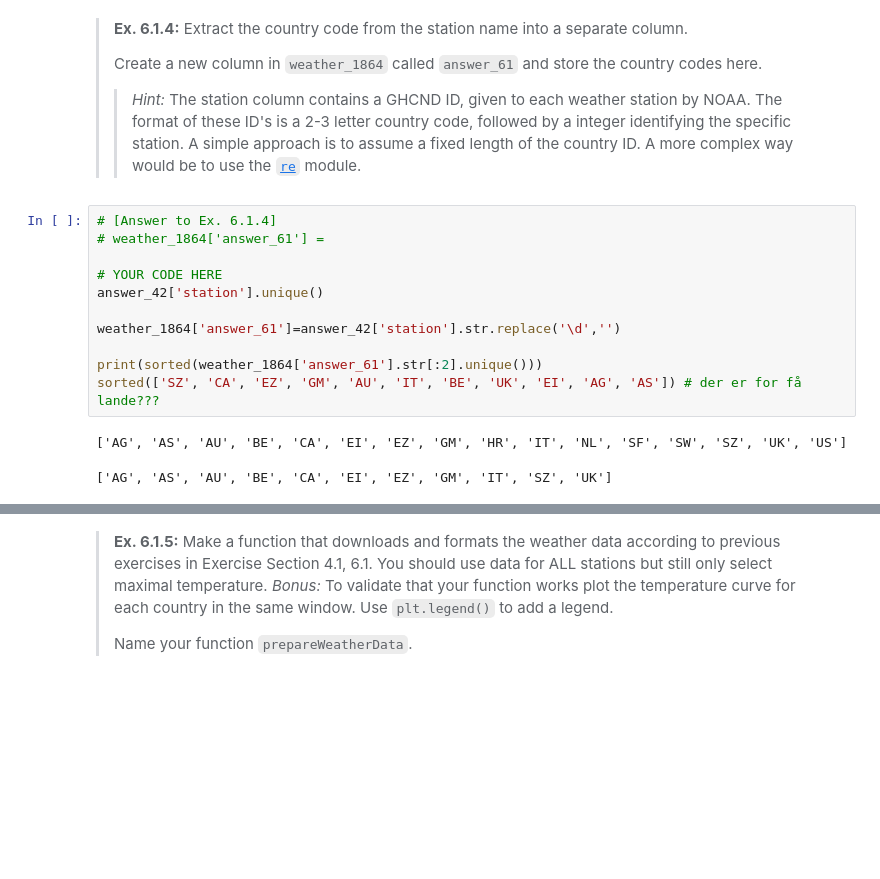
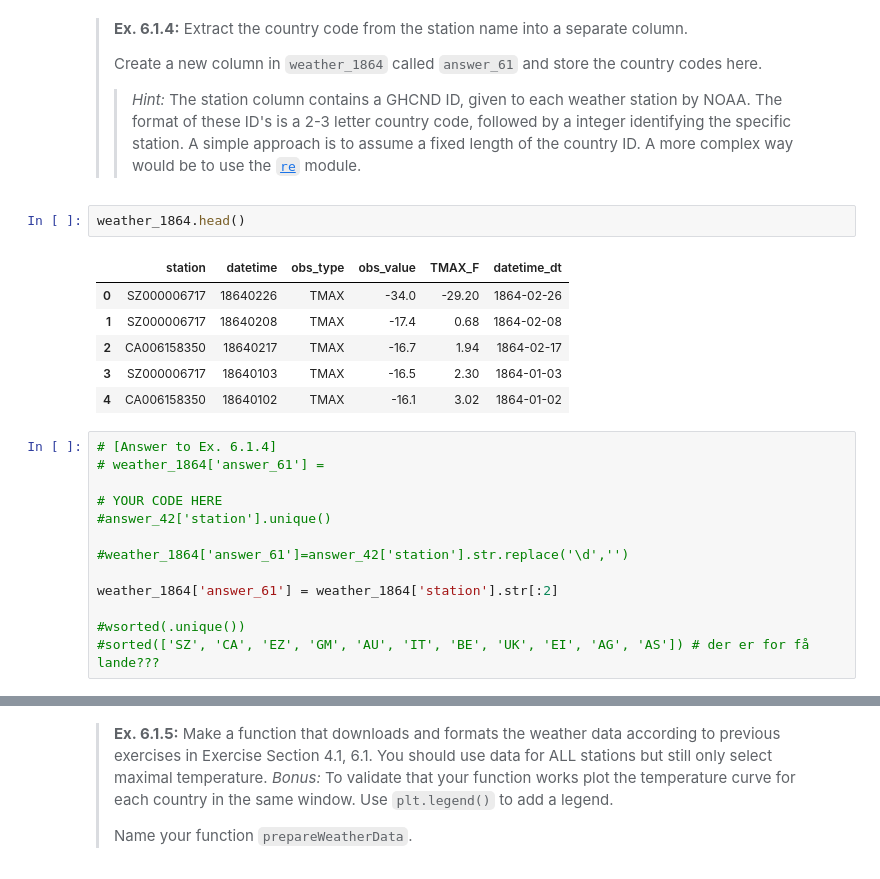
Before and after one commit to tnv875/Group18-NoTeeth, a Jupyter notebook: assignment1/assignment_1.ipynb, the cells around one changed output, grey strips where cells are left out. Drawn from its saved outputs; the diff is of its cells as text; blank space fills up the shorter version.

```diff
--- a/assignment1/assignment_1.ipynb
+++ b/assignment1/assignment_1.ipynb
@@ -287,19 +287,27 @@ weather_1864 = pd.read_csv('weather_data_1864.csv')
 > Create a new column in `weather_1864` called `answer_61` and store the country codes here.
 >
 >> _Hint:_ The station column contains a GHCND ID, given to each weather station by NOAA. The format of these ID's is a 2-3 letter country code, followed by a integer identifying the specific station. A simple approach is to assume a fixed length of the country ID. A more complex way would be to use the [`re`](https://docs.python.org/2/library/re.html) module.
+# %%
+weather_1864.head()
+# %% [output]
+|  | station | datetime | obs_type | obs_value | TMAX_F | datetime_dt |
+| 0 | SZ000006717 | 18640226 | TMAX | -34.0 | -29.20 | 1864-02-26 |
+| 1 | SZ000006717 | 18640208 | TMAX | -17.4 | 0.68 | 1864-02-08 |
+| 2 | CA006158350 | 18640217 | TMAX | -16.7 | 1.94 | 1864-02-17 |
+| 3 | SZ000006717 | 18640103 | TMAX | -16.5 | 2.30 | 1864-01-03 |
+| 4 | CA006158350 | 18640102 | TMAX | -16.1 | 3.02 | 1864-01-02 |
 # %%
 # [Answer to Ex. 6.1.4]
 # weather_1864['answer_61'] =
 
 # YOUR CODE HERE
-answer_42['station'].unique()
+#answer_42['station'].unique()
 
-weather_1864['answer_61']=answer_42['station'].str.replace('\d','')
+#weather_1864['answer_61']=answer_42['station'].str.replace('\d','')
 
-print(sorted(weather_1864['answer_61'].str[:2].unique()))
-sorted(['SZ', 'CA', 'EZ', 'GM', 'AU', 'IT', 'BE', 'UK', 'EI', 'AG', 'AS']) # der er for få lande???
+weather_1864['answer_61'] = weather_1864['station'].str[:2]
+
+#wsorted(.unique())
+#sorted(['SZ', 'CA', 'EZ', 'GM', 'AU', 'IT', 'BE', 'UK', 'EI', 'AG', 'AS']) # der er for få lande???
-# %% [output]
-['AG', 'AS', 'AU', 'BE', 'CA', 'EI', 'EZ', 'GM', 'HR', 'IT', 'NL', 'SF', 'SW', 'SZ', 'UK', 'US']
-['AG', 'AS', 'AU', 'BE', 'CA', 'EI', 'EZ', 'GM', 'IT', 'SZ', 'UK']
 # %%
 assert sorted(weather_1864['answer_61'].str[:2].unique()) == sorted(['SZ', 'CA', 'EZ', 'GM', 'AU', 'IT', 'BE', 'UK', 'EI', 'AG', 'AS'])
```
Also changed, not shown: parts of 1 cell of this notebook.
